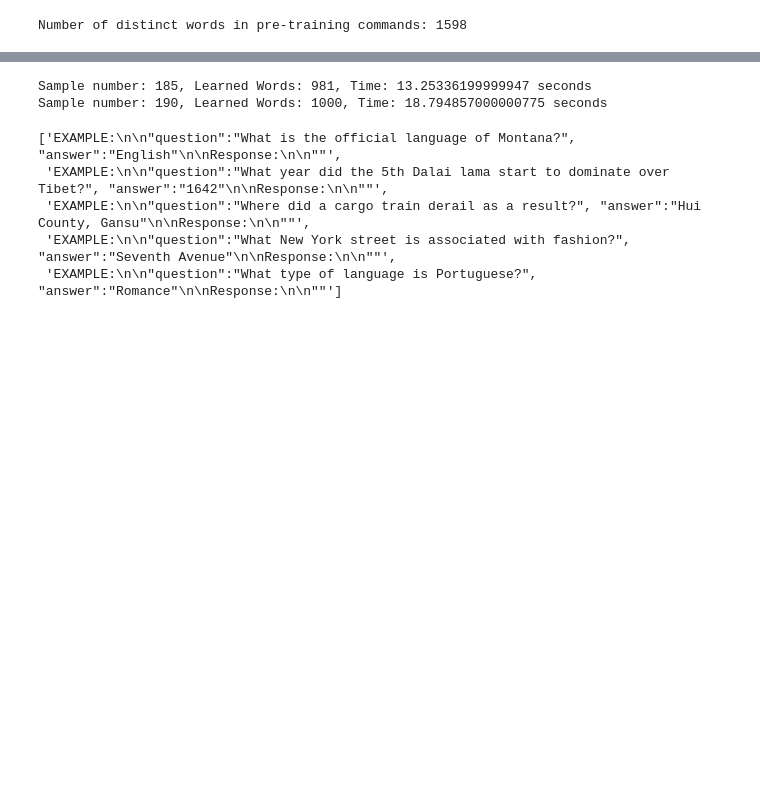
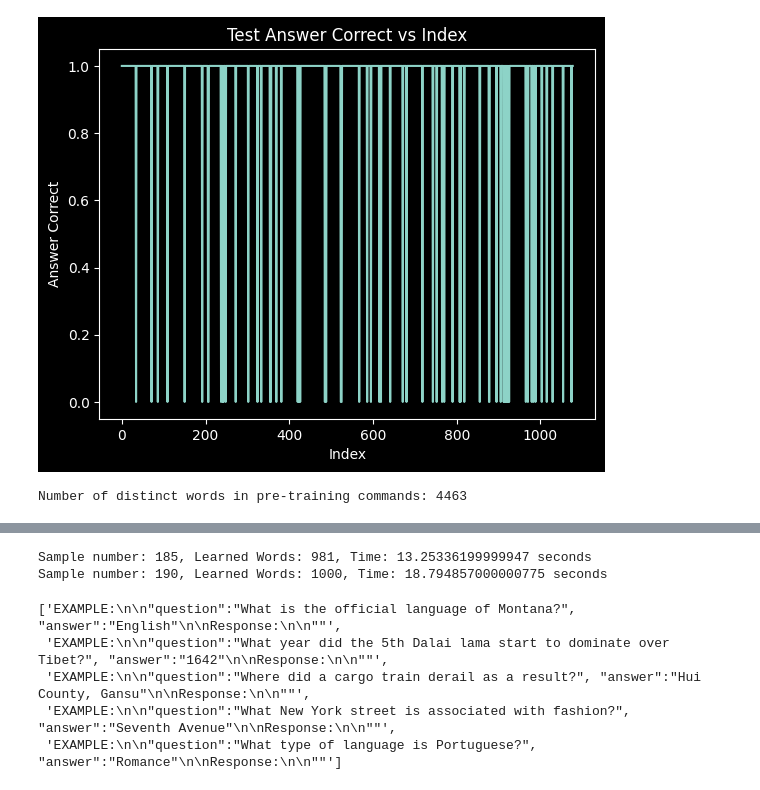
Before and after one commit to cjwalmsley/Training-and-evaluating-cognitive-language-models, a Jupyter notebook: debug_notebook.ipynb, the cells around one changed output, grey strips where cells are left out. Drawn from its saved outputs; the diff is of its cells as text; code cells hidden in the pictures; blank space fills up the shorter version.

```diff
--- a/debug_notebook.ipynb
+++ b/debug_notebook.ipynb
@@ -47,27 +48,29 @@ for plt in interpreter.plot_stat_measures_vs_index():
 # %%
 #plot a graph showing "test_answer_correct" vs index
 
 def plot_test_answer_correct(the_df):
     plt.plot(the_df.index, the_df["test_answer_correct"])
     plt.xlabel("Index")
     plt.ylabel("Answer Correct")
     plt.title("Test Answer Correct vs Index")
     plt.show()
 
 
 df_from_results = pd.read_csv(
-    f"/Users/chris/Library/CloudStorage/GoogleDrive-cjameswalmsley@gmail.com/My Drive/Shared with Julia/Education/Kent University/PhD/work/annabell/experiments/{experiment_name}/pre_training/results/test_detailed_results_tsv",
+    base_dir + f"/{experiment_name}/pre_training/results/test_detailed_results_tsv",
     sep='\t')
 plot_test_answer_correct(df_from_results)
+# %% [output]
+[figure, added]
 # %%
 #sum the number of distinct words in all of the pre-training commands in the dataset
 def count_distinct_words_in_pre_training_commands(the_dataset, up_to_index):
     distinct_words = set()
-    for index, row in the_dataset.iterrows():
-        if index > up_to_index:
+    for the_index, the_row in the_dataset.iterrows():
+        if the_index > up_to_index:
             break
-        dec_statement = row["declarative_statement_formatted"]
-        question = row["question_formatted"]
+        dec_statement = the_row["declarative_statement_formatted"]
+        question = the_row["question_formatted"]
         d_words = dec_statement.split()
         q_words = question.split()
         words = d_words + q_words
@@ -75,10 +78,10 @@ def count_distinct_words_in_pre_training_commands(the_dataset, up_to_index):
     return len(distinct_words)
 
 
-num_distinct_words = count_distinct_words_in_pre_training_commands(df_from_results, up_to_index=268)
+num_distinct_words = count_distinct_words_in_pre_training_commands(df_from_results, up_to_index=len(df_from_results))
 print(f"Number of distinct words in pre-training commands: {num_distinct_words}")
 # %% [output]
-Number of distinct words in pre-training commands: 1598
+Number of distinct words in pre-training commands: 4463
 # %%
 #plot a graph showing sum of "test_answer_correct" == false vs index
 
```
Also changed, not shown: parts of 7 cells of this notebook, 2 other files.
